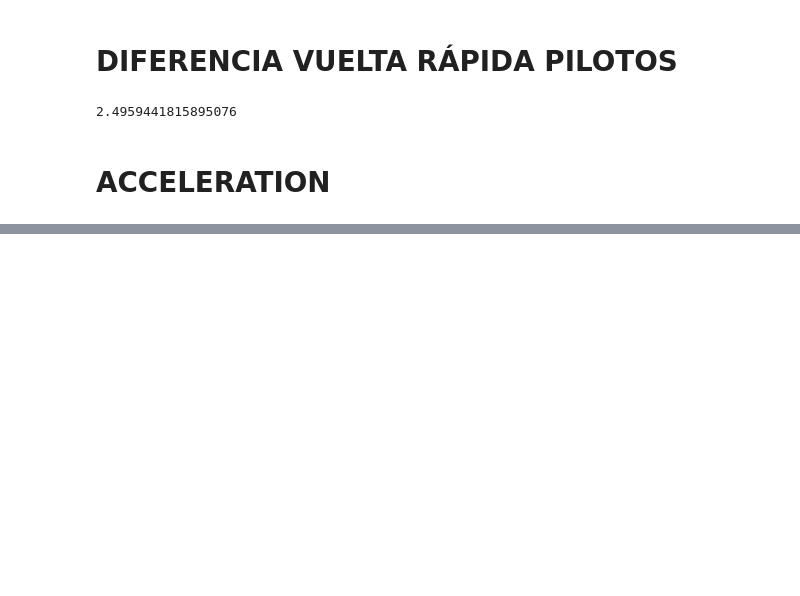
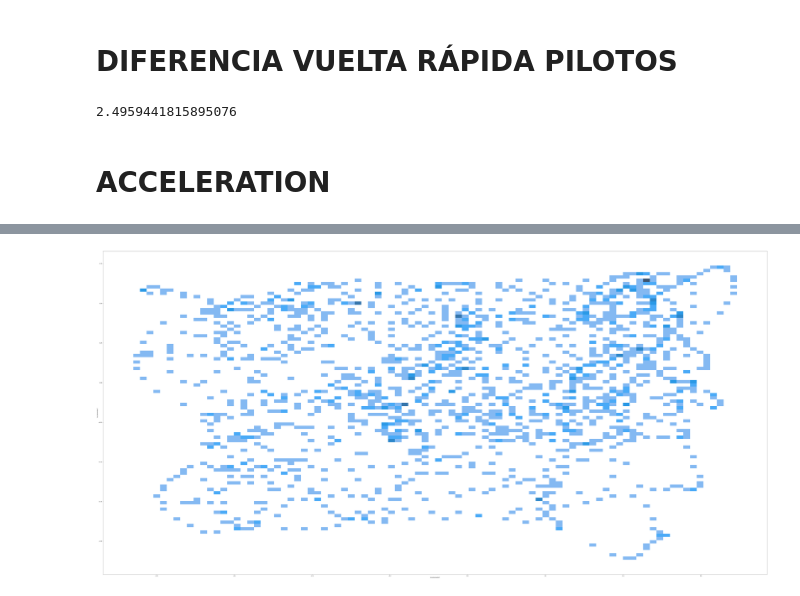
Before and after one commit to juliasabatel/MA22RT_DRIVER_ANALYSIS, a Jupyter notebook: src/EXPLORARTION_DATA_MA22RT.ipynb, the cells around one changed output, grey strips where cells are left out. Drawn from its saved outputs; the diff is of its cells as text; code cells hidden in the pictures; blank space fills up the shorter version.

```diff
--- a/src/EXPLORARTION_DATA_MA22RT.ipynb
+++ b/src/EXPLORARTION_DATA_MA22RT.ipynb
@@ -284,0 +315,12 @@ DC_LAP8.GPS_Speed.median() #tiene sentido, esta es la vuelta rápida
+# %%
+sns.histplot(x=AC_LAP5.AccelerometerX,
+             y=DC_LAP8.AccelerometerX,
+             bins=20,          # nº de barras
+             kde=True         # kde=kernel density estimation (la linea)
+            );
+
+
+#histogram AccelerometerX
+#como hago que me coja la y t,b
+# %% [output]
+[figure, added]
```
Also changed, not shown: parts of 3 cells of this notebook.
